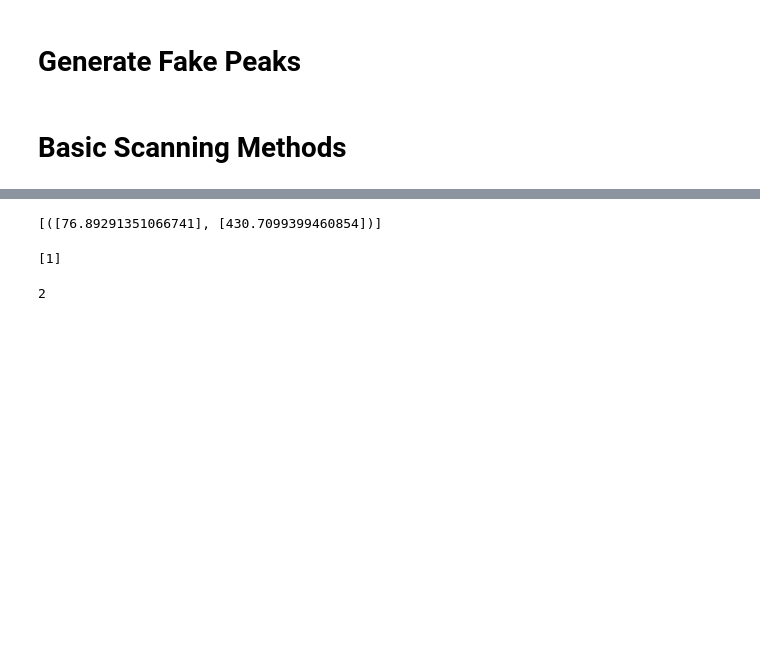
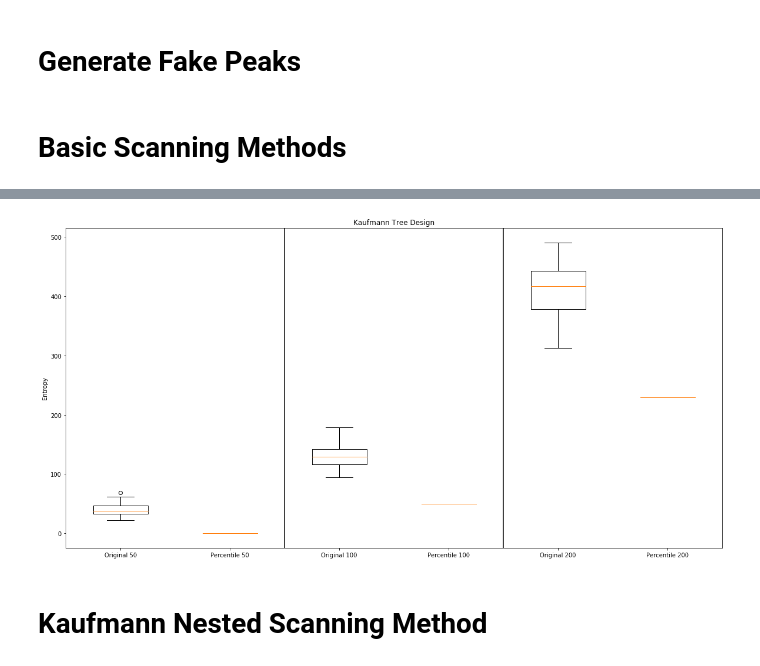
Before and after one commit to sdrogers/clms, a Jupyter notebook: Simulator/notebooks/Vinny_Test.ipynb, the cells around one changed output, grey strips where cells are left out. Cells and saved outputs as stored; diff of their text form; code cells hidden in the pictures; blank space fills up the shorter version.

```diff
--- a/Simulator/notebooks/Vinny_Test.ipynb
+++ b/Simulator/notebooks/Vinny_Test.ipynb
@@ -179,14 +66,39 @@ Kaufmann_Windows(Dia_Kaufmann(m,64,"even",1).bin_walls,kaufmann_design="nested")
-# %%
-m.ms1_range
-# %% [output]
-[([76.89291351066741], [430.7099399460854])]
-# %%
-[1]
-# %% [output]
-[1]
-# %%
-x = [1,2,3,4]
-i=1
-x[0+i*1]
-# %% [output]
-2
+# %%
+test1_result_tree = []
+test2_result_tree = []
+test3_result_tree = []
+test4_result_tree = []
+test5_result_tree = []
+test6_result_tree = []
+
+for i in range(0,100):
+    Data_test1=Sample_Dataset('../../../beer_data/peak_sampler_4_beers.p',50,1)
+    Data_test2=Sample_Dataset('../../../beer_data/peak_sampler_4_beers.p',100,1)
+    Data_test3=Sample_Dataset('../../../beer_data/peak_sampler_4_beers.p',200,1)
+    test1=Dia_Kaufmann(Data_test1,64,"even","tree")
+    test2=Dia_Kaufmann(Data_test1,64,"percentile","tree")
+    test3=Dia_Kaufmann(Data_test2,64,"even","tree")
+    test4=Dia_Kaufmann(Data_test2,64,"percentile","tree")
+    test5=Dia_Kaufmann(Data_test3,64,"even","tree")
+    test6=Dia_Kaufmann(Data_test3,64,"percentile","tree")
+    test1_result_tree.append(test1.entropy(6)[-1])
+    test2_result_tree.append(test2.entropy(6)[-1])
+    test3_result_tree.append(test3.entropy(6)[-1])
+    test4_result_tree.append(test4.entropy(6)[-1])
+    test5_result_tree.append(test5.entropy(6)[-1])
+    test6_result_tree.append(test6.entropy(6)[-1])
+
+test_result_tree = [test1_result_tree,test2_result_tree,test3_result_tree,test4_result_tree,test5_result_tree,test6_result_tree]
+# %%
+plt.figure(figsize=(20,10))
+plt.axvline(x=2.5,color='k')
+plt.axvline(x=4.5,color='k')
+plt.boxplot(test_result_tree)
+plt.ylabel("Entropy")
+plt.title("Kaufmann Tree Design")
+plt.xticks([1,2,3,4,5,6],["Original 50","Percentile 50","Original 100","Percentile 100","Original 200","Percentile 200"])
+plt.show()
+# %% [output]
+[figure, added]
+# %% [markdown]
+# Kaufmann Nested Scanning Method
```
Also changed, not shown: parts of 17 cells of this notebook, 6 other files.
